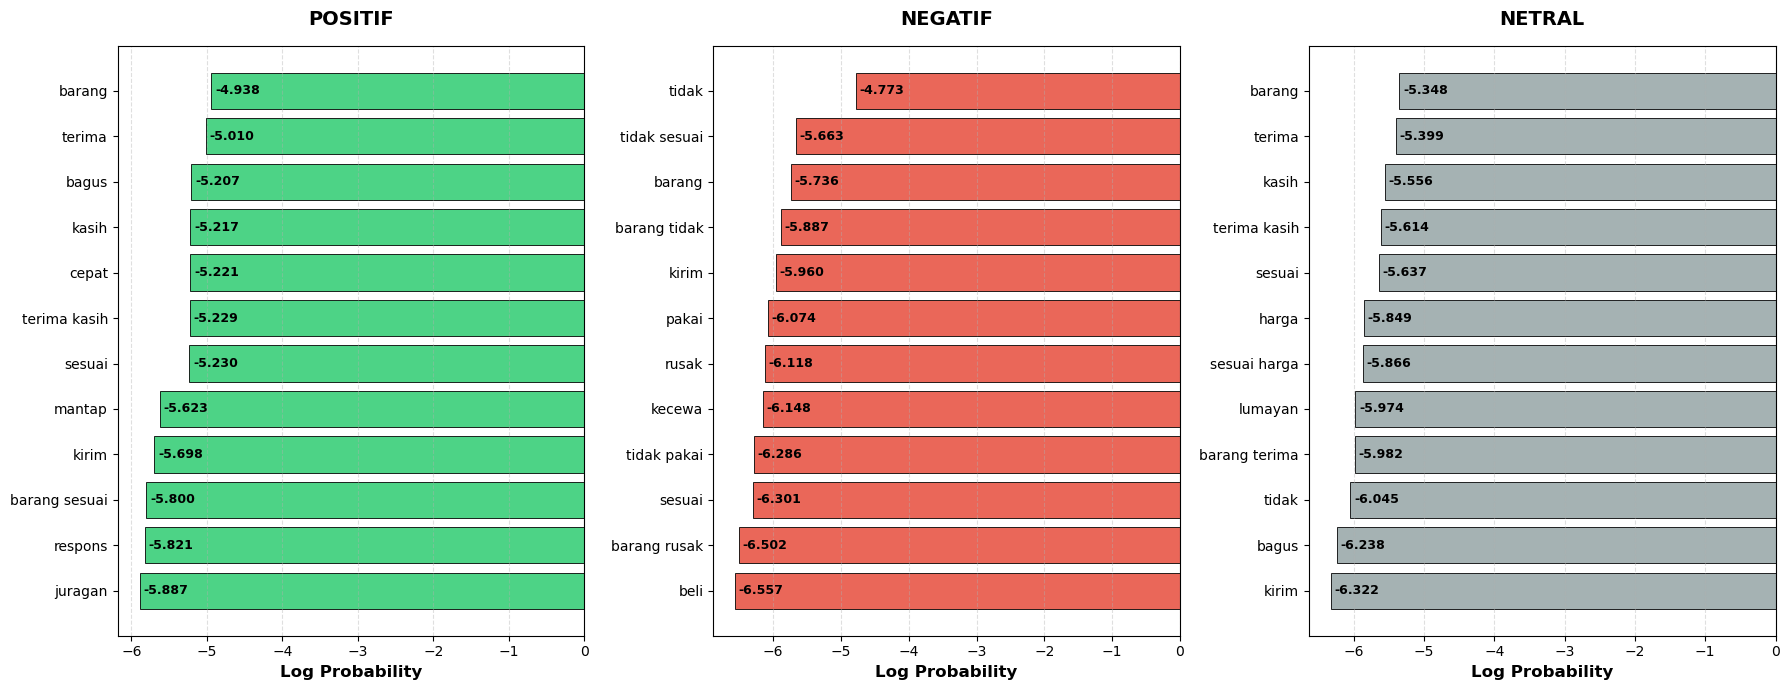
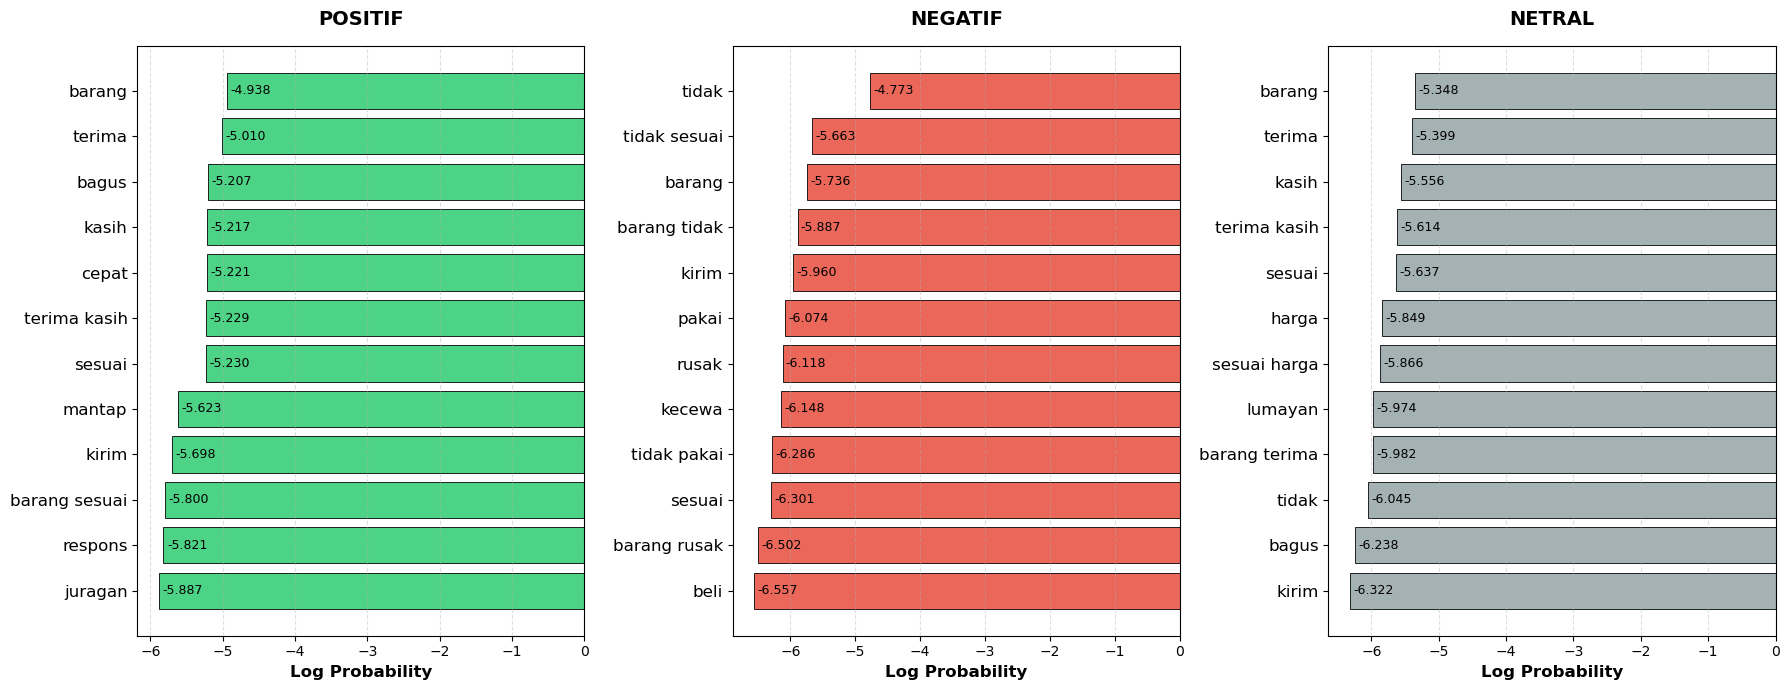
Code edit (unified diff) that turned the first committed figure into the second:
--- before
+++ after
@@ -79,5 +79,5 @@
     axes[i].set_title(f'{label. upper()}', fontsize=14, fontweight='bold', pad=15)
     axes[i].invert_yaxis()  # Kata dengan skor tertinggi di atas
-    axes[i]. tick_params(axis='y', labelsize=10)  # Ukuran font fitur
+    axes[i]. tick_params(axis='y', labelsize=12)  # Ukuran font fitur
     axes[i].tick_params(axis='x', labelsize=10)
     axes[i].grid(axis='x', linestyle='--', alpha=0.4)
@@ -86,5 +86,5 @@
     for j, (word, score) in enumerate(zip(words, scores)):
         axes[i].text(score + 0.05, j, f'{score:.3f}', 
-                     va='center', fontsize=9, color='black', fontweight='bold')
+                     va='center', fontsize=9, color='black')
 
 plt.tight_layout()

Commit: update lagi